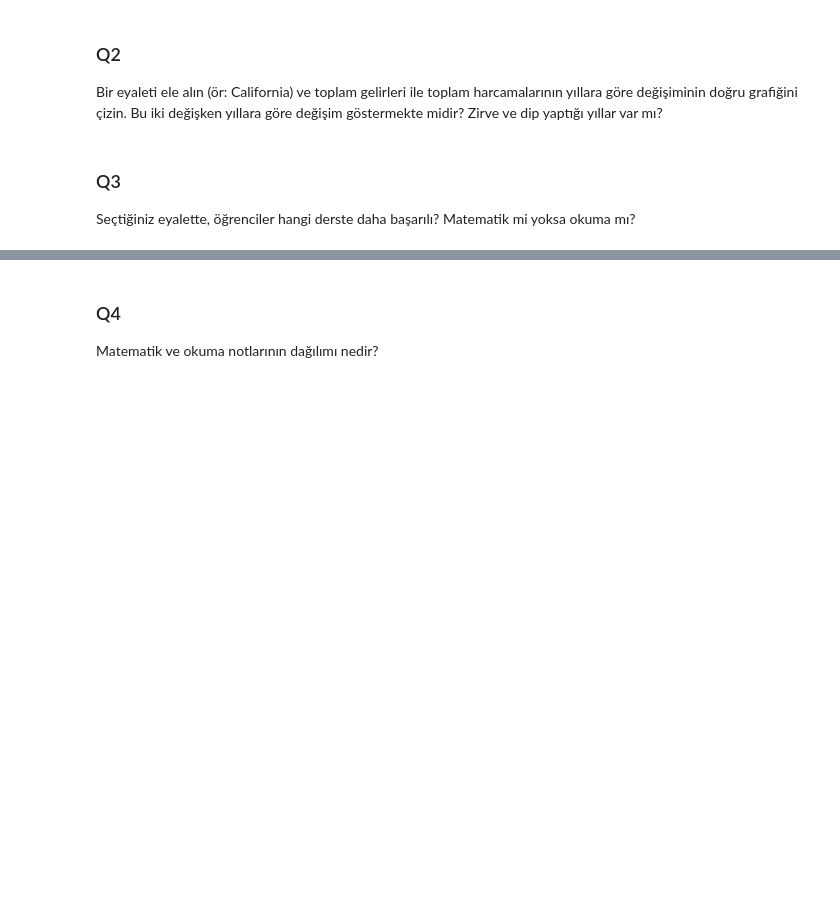
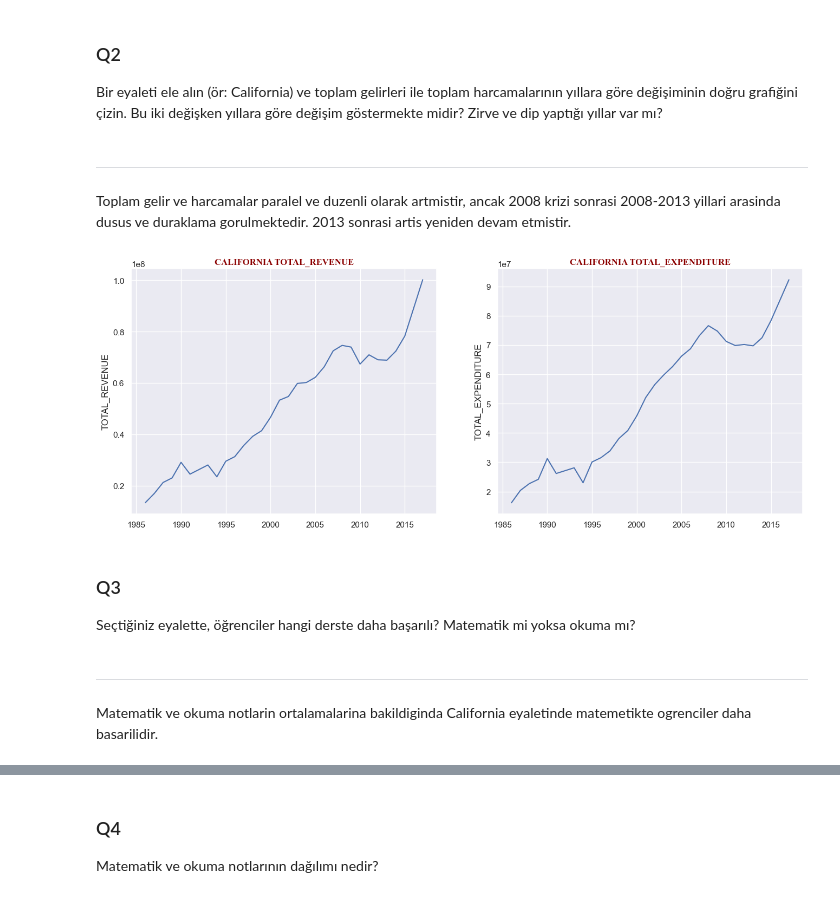
Before and after one commit to ahmetpergamum/datascience, a Jupyter notebook: 03_exploratory_analysis/assignment05singlevaranalysis.ipynb, the cells around one changed output, grey strips where cells are left out. Drawn from its saved outputs; the diff is of its cells as text; code cells hidden in the pictures; blank space fills up the shorter version.

```diff
--- a/03_exploratory_analysis/assignment05singlevaranalysis.ipynb
+++ b/03_exploratory_analysis/assignment05singlevaranalysis.ipynb
@@ -11,0 +9,26 @@ Tek değişkenli analiz yaparak verileri yorumlayın, önemli gördüğünüz no
+# %%
+import matplotlib.pyplot as plt
+import seaborn as sns
+import numpy as np
+import pandas as pd
+import seaborn as sns
+import scipy.stats as stats
+from scipy.stats.mstats import winsorize
+import warnings
+
+
+warnings.filterwarnings('ignore')
+sns.set(style="whitegrid")
+plt.rcParams['figure.dpi'] = 100
+#plt.rcParams['figure.figsize'] = (8,5.5)
+pd.options.display.float_format = '{:.3f}'.format
+
+# custom font defs
+title_font = {'family': 'times new roman', 'color': 'darkred','weight': 'bold','size': 12}
+axis_font  = {'family': 'times new roman', 'color': 'darkred','weight': 'bold','size': 10}
+
+# import csv with needed columns
+#usecols = ['PRIMARY_KEY', 'STATE', 'YEAR', 'TOTAL_REVENUE', 'TOTAL_EXPENDITURE',
+#           'AVG_MATH_4_SCORE', 'AVG_MATH_8_SCORE','AVG_READING_4_SCORE', 'AVG_READING_8_SCORE']
+# import from clean csv data
+#df = pd.read_csv('states_all_clean.csv', usecols = usecols)
@@ -12,6 +128,32 @@ Tek değişkenli analiz yaparak verileri yorumlayın, önemli gördüğünüz no
 # %% [markdown]
 ### Q2
 Bir eyaleti ele alın (ör: California) ve toplam gelirleri ile toplam harcamalarının yıllara göre değişiminin doğru grafiğini çizin. Bu iki değişken yıllara göre değişim göstermekte midir? Zirve ve dip yaptığı yıllar var mı?
+# %% [markdown]
+---
+Toplam gelir ve harcamalar paralel ve duzenli olarak artmistir, ancak 2008 krizi sonrasi 2008-2013 yillari arasinda dusus ve duraklama gorulmektedir. 2013 sonrasi artis yeniden devam etmistir.
+# %%
+dfi = pd.read_csv('states_all_clean_filled.csv')
+dfi = dfi.set_index('PRIMARY_KEY')
+years = dfi.YEAR.unique()
+sns.set(style="darkgrid")
+
+states = ['CALIFORNIA']
+columns = ['TOTAL_REVENUE', 'TOTAL_EXPENDITURE']
+i=1
+plt.figure(figsize=(16,6))
+for state in states:
+    for column in columns:
+        plt.subplot(len(states),len(columns),i)
+        plt.title(state + ' '+ column , fontdict=title_font)
+        sns.lineplot(years, dfi.loc[dfi['STATE']==state][column])
+        i += 1
+
+plt.show()
+# %% [output]
+[figure, added]
 # %% [markdown]
 ### Q3
 Seçtiğiniz eyalette, öğrenciler hangi derste daha başarılı? Matematik mi yoksa okuma mı?
+# %% [markdown]
+---
+Matematik ve okuma notlarin ortalamalarina bakildiginda California eyaletinde matemetikte ogrenciler daha basarilidir.
```
Also changed, not shown: parts of 18 cells of this notebook, 1 other file.
